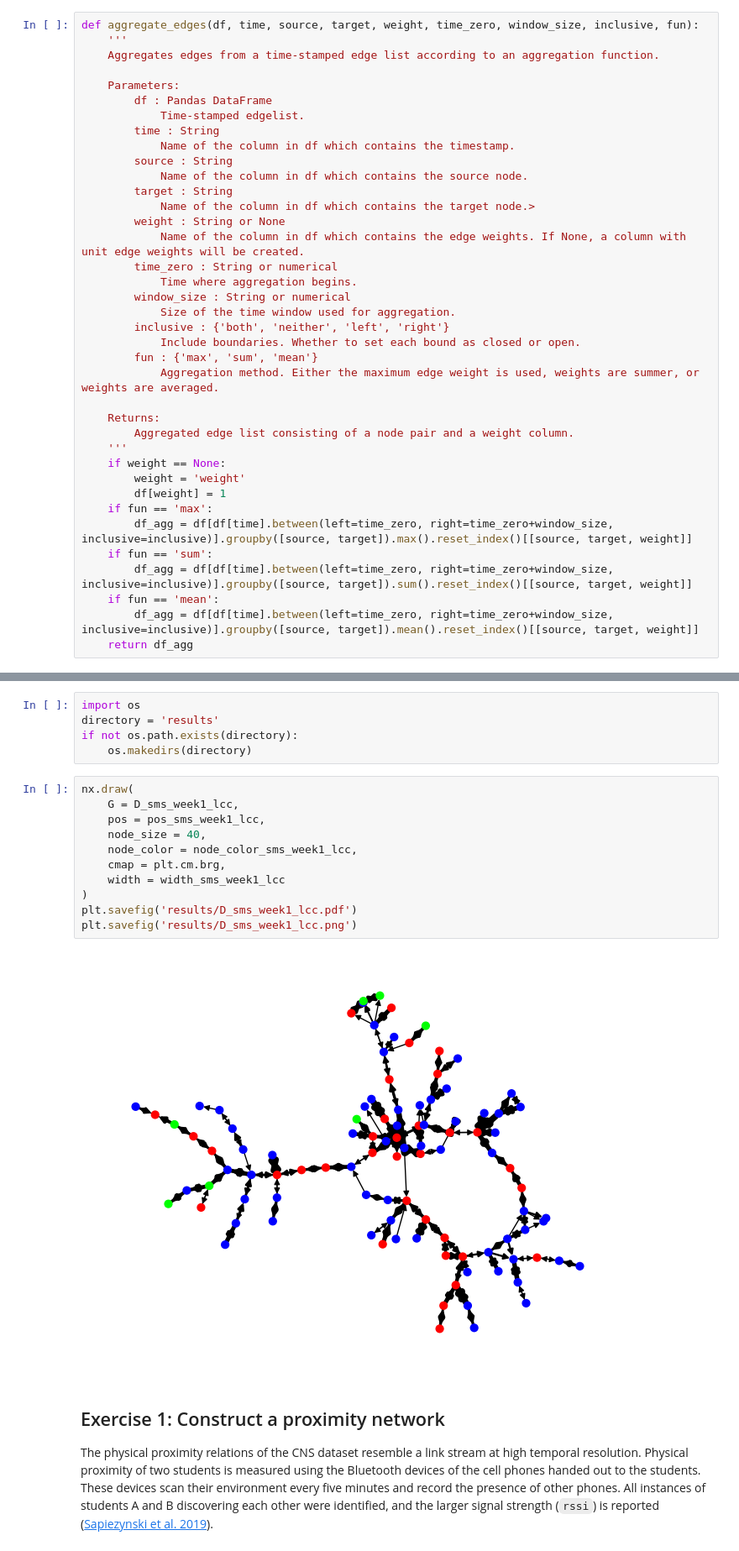
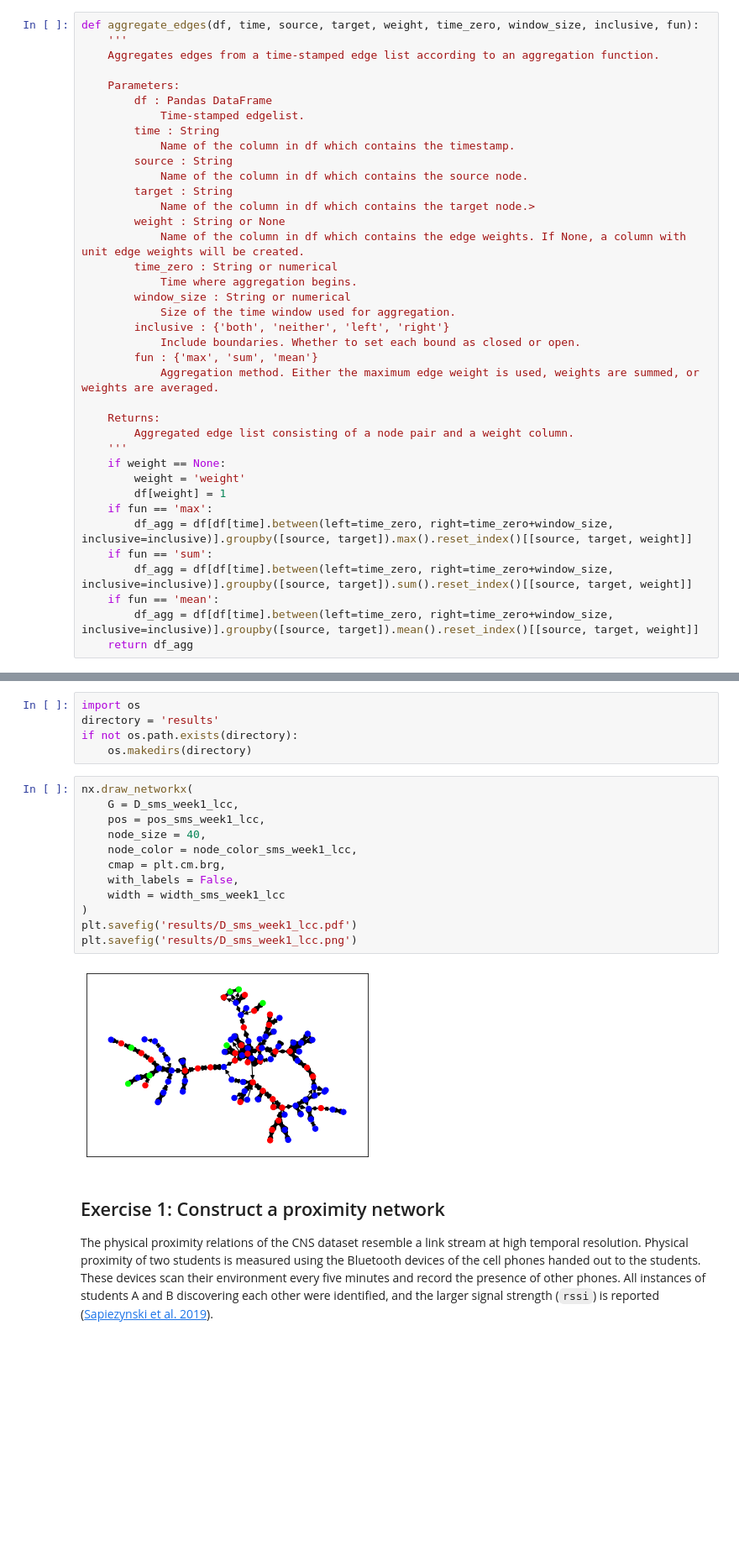
Before and after one commit to socialcomquant/css_methods_python_workshop, a Jupyter notebook: workshop2/1_network_construction_solution.ipynb, the cells around one changed output, grey strips where cells are left out. Shown: that part at 84% size. Drawn from its saved outputs; the diff is of its cells as text; blank space fills up the shorter version.

```diff
--- a/workshop2/1_network_construction_solution.ipynb
+++ b/workshop2/1_network_construction_solution.ipynb
@@ -137,7 +137,7 @@ def aggregate_edges(df, time, source, target, weight, time_zero, window_size, in
         inclusive : {'both', 'neither', 'left', 'right'}
             Include boundaries. Whether to set each bound as closed or open.
         fun : {'max', 'sum', 'mean'}
-            Aggregation method. Either the maximum edge weight is used, weights are summer, or weights are averaged.
+            Aggregation method. Either the maximum edge weight is used, weights are summed, or weights are averaged.
 
     Returns:
         Aggregated edge list consisting of a node pair and a weight column.
@@ -333,18 +335,19 @@ directory = 'results'
 if not os.path.exists(directory):
     os.makedirs(directory)
 # %%
-nx.draw(
+nx.draw_networkx(
     G = D_sms_week1_lcc,
     pos = pos_sms_week1_lcc,
     node_size = 40,
     node_color = node_color_sms_week1_lcc,
     cmap = plt.cm.brg,
+    with_labels = False,
     width = width_sms_week1_lcc
 )
 plt.savefig('results/D_sms_week1_lcc.pdf')
 plt.savefig('results/D_sms_week1_lcc.png')
 # %% [output]
-[figure, old version]
+[figure, new version]
 # %% [markdown]
 ## Exercise 1: Construct a proximity network
 
```
Also changed, not shown: parts of 8 cells of this notebook, 3 other files.
